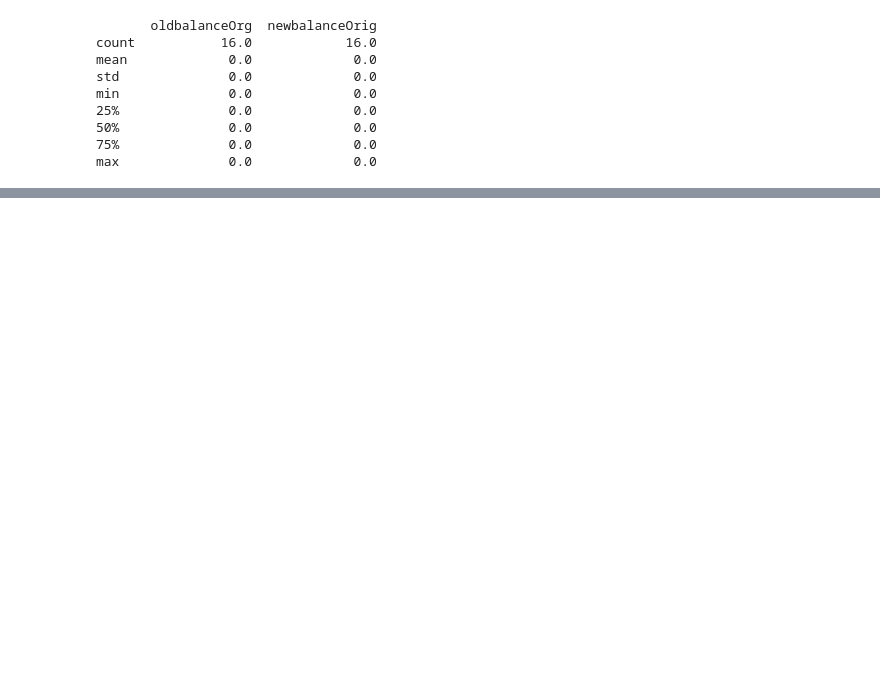
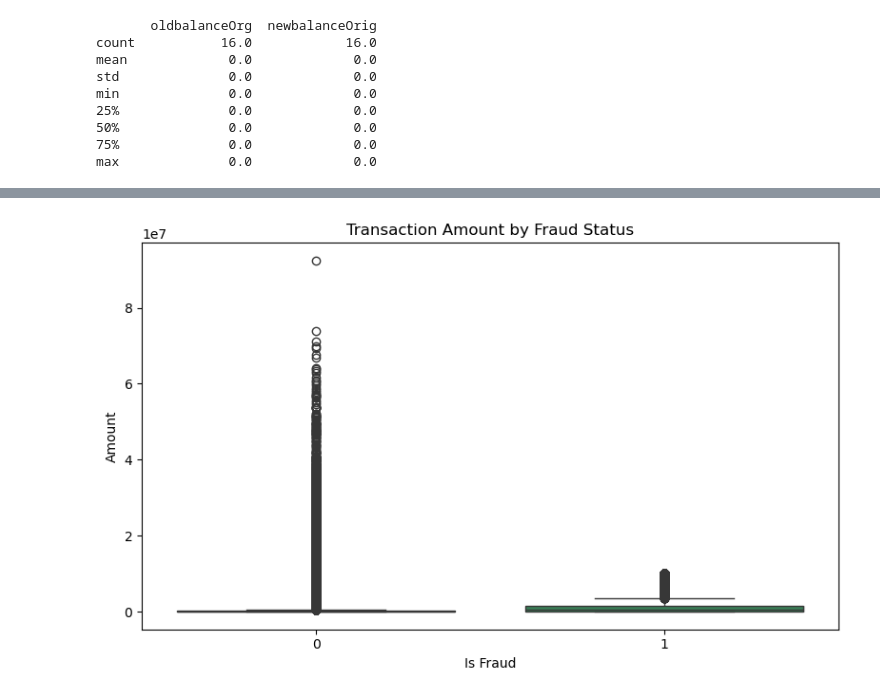
Before and after one commit to amirbenston/Financial-Fraud, a Jupyter notebook: notebooks/eda.ipynb, the cells around one changed output, grey strips where cells are left out. Saved outputs shown, nothing was run; the diff lists cells and outputs as text; code cells hidden in the pictures; blank space fills up the shorter version.

```diff
--- a/notebooks/eda.ipynb
+++ b/notebooks/eda.ipynb
@@ -301,0 +380,25 @@ max              0.0             0.0
+# %%
+# 2b. Amount distribution split by isFraud
+fig, ax = mattyp.subplots(figsize=(8, 5))
+# creates a single figure and axes object sized 8 by 5 inches
+# fig is the overall figure container, ax is the specific plot area we draw onto below
+sns.boxplot(data=financial_fraud, x='isFraud', y='amount', color='seagreen', ax=ax)
+# draws a boxplot comparing the raw amount distribution between fraud and non fraud transactions
+# axax tells seaborn to draw onto our explicit axes object instead of an implicit current one
+ax.set_title('Transaction Amount by Fraud Status')
+# sets the chart title
+ax.set_xlabel('Is Fraud')
+# labels the x-axis
+ax.set_ylabel('Amount')
+# labels the y-axis
+mattyp.tight_layout()
+# automatically adjusts spacing so the title and axis labels don't get cut off or overlap
+mattyp.savefig('../Visualizations/05bivariate_fraud_amount.png')
+# saves the figure as a PNG file into the Visualizations folder
+mattyp.show()
+# displays the figure in the notebook's output so it renders when the notebook is viewed
+mattyp.close(fig)
+# closes this specific figure object to free up memory and prevent it from
+# interfering with the next plot created later in the notebook
+# %% [output]
+[figure, added]
```
Also changed, not shown: parts of 20 cells of this notebook, 10 other files.
